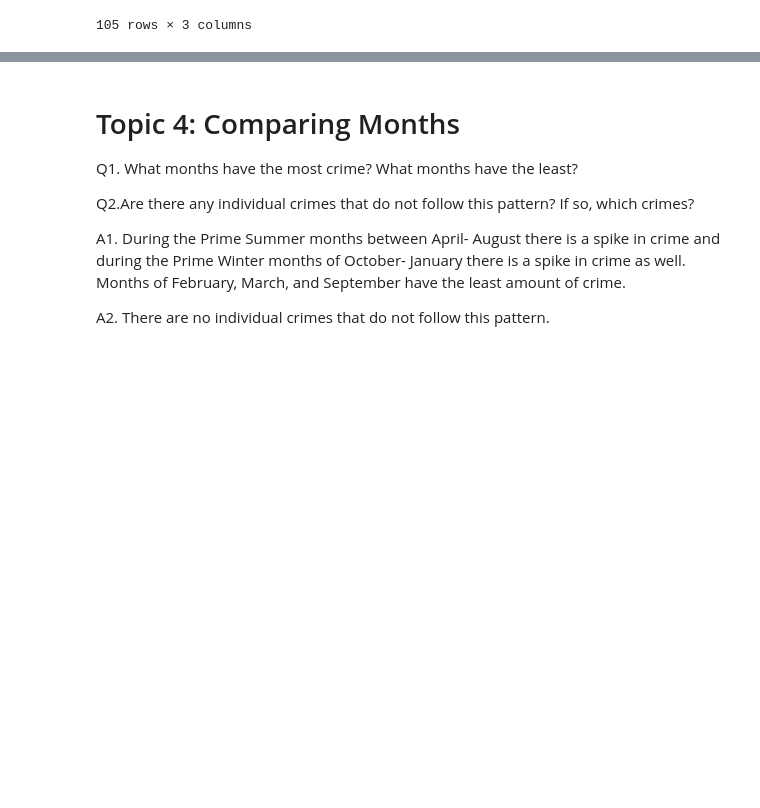
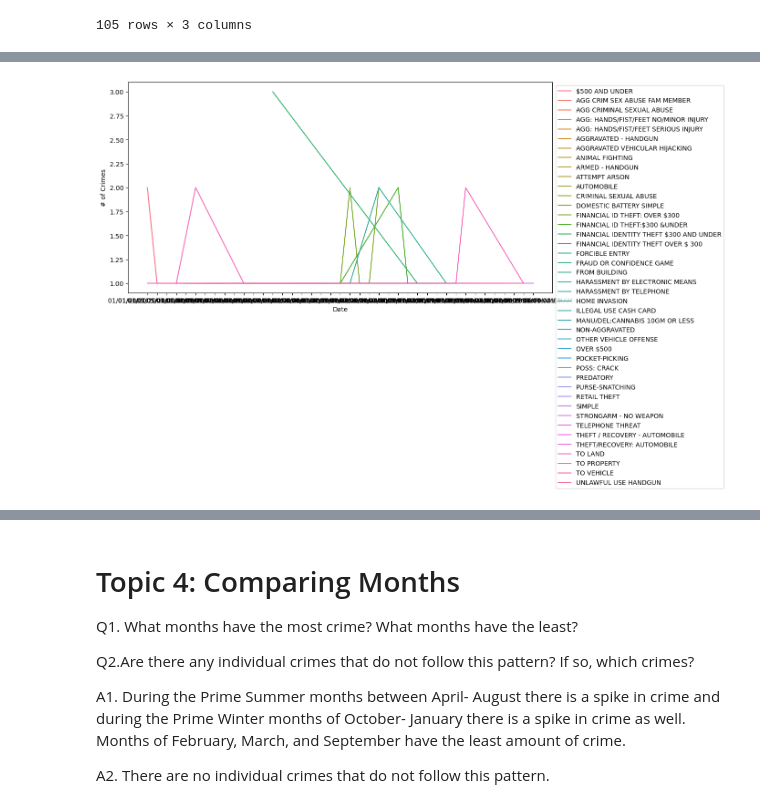
Before and after one commit to CatDawn29/Tippins-Chicago-Data-Project-4, a Jupyter notebook: Project 4 - Tippins Chicago Crime Data.ipynb, the cells around one changed output, grey strips where cells are left out. Drawn from its saved outputs; the diff is of its cells as text; code cells hidden in the pictures; blank space fills up the shorter version.

```diff
--- a/Project 4 - Tippins Chicago Crime Data.ipynb
+++ b/Project 4 - Tippins Chicago Crime Data.ipynb
@@ -414,6 +423,8 @@ NameError: name 'sns' is not defined
 # %%
 fig, ax = plt.subplots(figsize=(12,6))
-sns.lineplot(data=plot_df, x='HourOfDay',y='# of Crimes',markers=True,
+sns.lineplot(data=plot_df, x='Date',y='# of Crimes',markers=True,
                   hue='Description',ax=ax,)
 ax.legend(bbox_to_anchor=[1,1]);
+# %% [output]
+[figure, added]
 # %%
```
Also changed, not shown: parts of 13 cells of this notebook.
